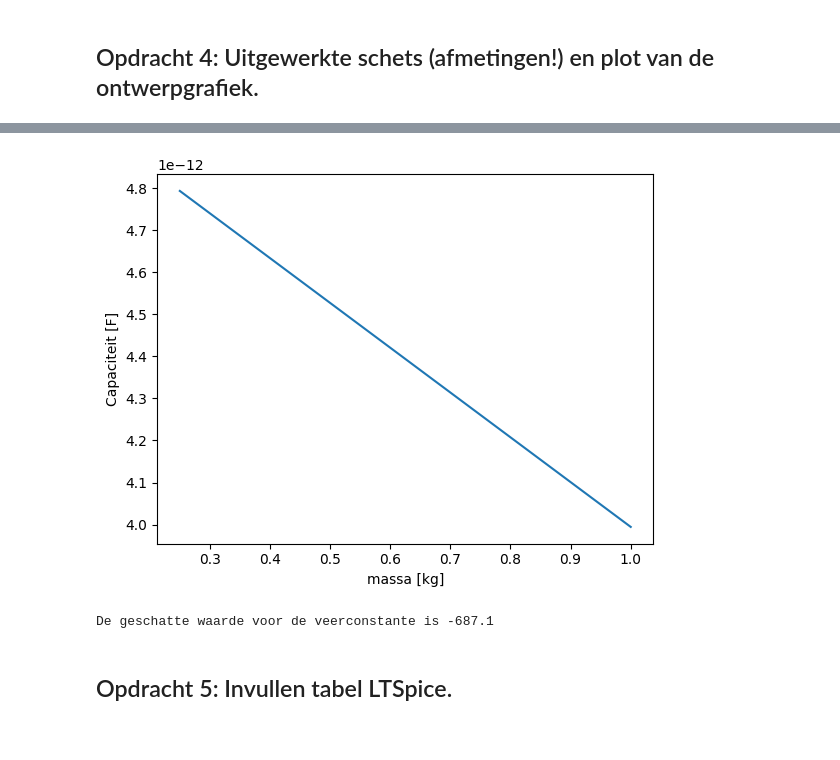
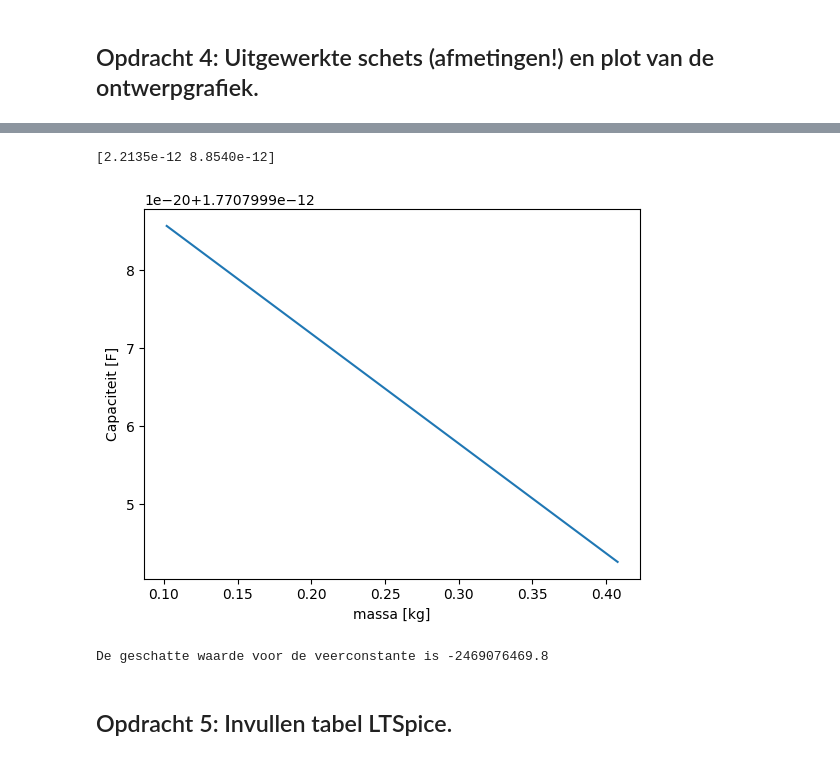
Before and after one commit to Xander1611/opdrachten-DEF-D-AB, a Jupyter notebook: FysiekeOntwerpopdrachten/2OntwerpEenSensorCondensator/DEFOntwerpopdracht2OntwerpEenSensorInvulTemplate.ipynb, the cells around one changed output, grey strips where cells are left out. Drawn from its saved outputs; the diff is of its cells as text; code cells hidden in the pictures.

```diff
--- a/FysiekeOntwerpopdrachten/2OntwerpEenSensorCondensator/DEFOntwerpopdracht2OntwerpEenSensorInvulTemplate.ipynb
+++ b/FysiekeOntwerpopdrachten/2OntwerpEenSensorCondensator/DEFOntwerpopdracht2OntwerpEenSensorInvulTemplate.ipynb
@@ -85,27 +85,33 @@ Wij gaan een sensor maken die gewicht meet. Door d te laten veranderen en te met
 ![uitgewerkte schets](IMG_6545.jpeg)
 # %%
 
-g = 9.81
+g = 9.81 # m/s^2
+d_begin_schat = 0.05 # m
 C_schat_vooraf = 100 # gok voor de veerconstante
-A = 0.029
-d_begin = 0.05
+u_schat_vooraf = np.array([0.01,0.04]) # m
+massa_schat = u_schat_vooraf*C_schat_vooraf/g # kg
+A_schat_vooraf = 0.01 # m^2
+capac_schat = epsilon0*A_schat_vooraf/(d_begin_schat-u_schat_vooraf) # F
+print(capac_schat)
+
+
 def cap_schat(M,k):
-    return epsilon0*A/(d_begin-(M*g/k))
-capac_schat = np.array([2,5])*1e-12
-massa_schat = np.array([0.25,1])
+    return epsilon0*A_schat_vooraf/(d_begin_schat-(M*g/k))
+
 
 val1, cov1 = curve_fit(cap_schat,massa_schat,capac_schat)
 C_geschat = val1[0]
 
 plt.figure()
 plt.plot(massa_schat,cap_schat(massa_schat,*val1))
 plt.xlabel('massa [kg]')
 plt.ylabel('Capaciteit [F]')
 plt.show()
 print('De geschatte waarde voor de veerconstante is %.1f' % C_geschat)
 # %% [output]
+[2.2135e-12 8.8540e-12]
-[figure, old version]
+[figure, new version]
-De geschatte waarde voor de veerconstante is -687.1
+De geschatte waarde voor de veerconstante is -2469076469.8
 # %% [markdown]
 ## Opdracht 5: Invullen tabel LTSpice.
 # %% [markdown]
```
Also changed, not shown: parts of 1 cell of this notebook.
